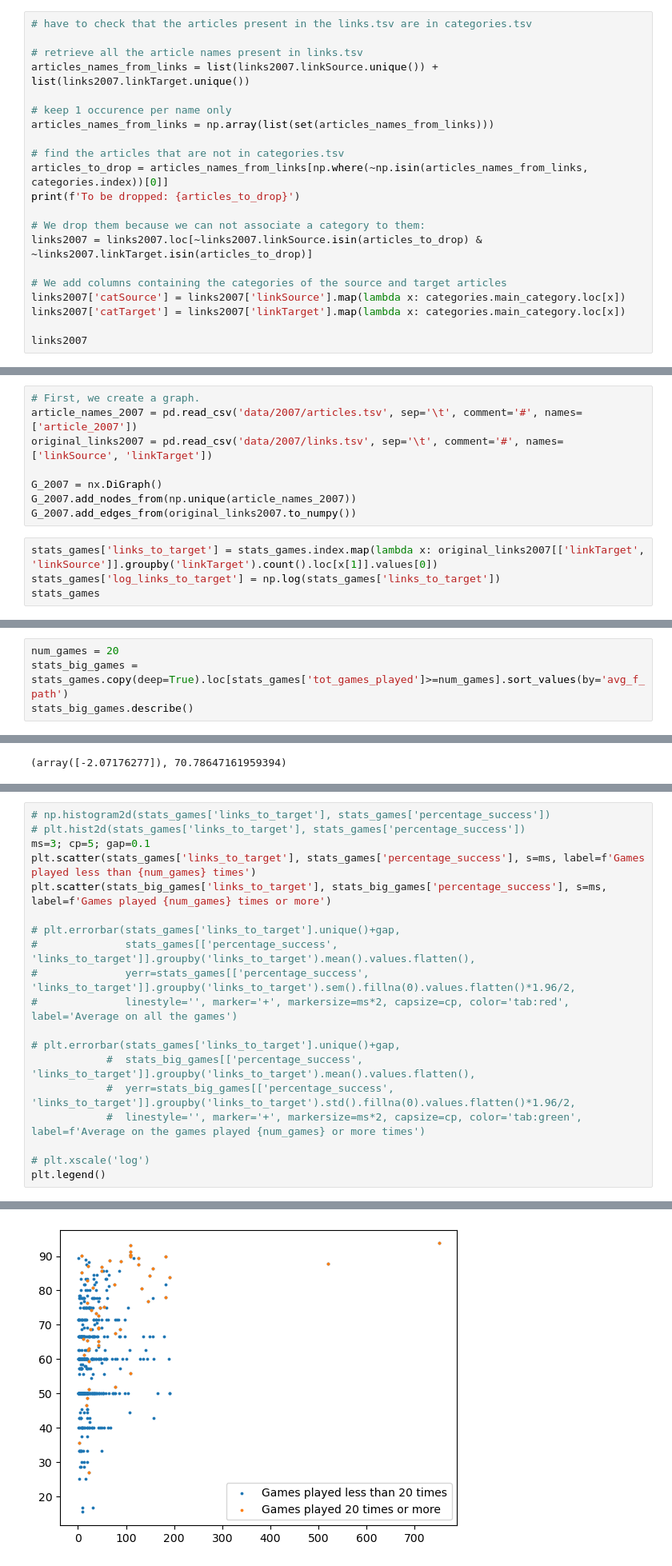
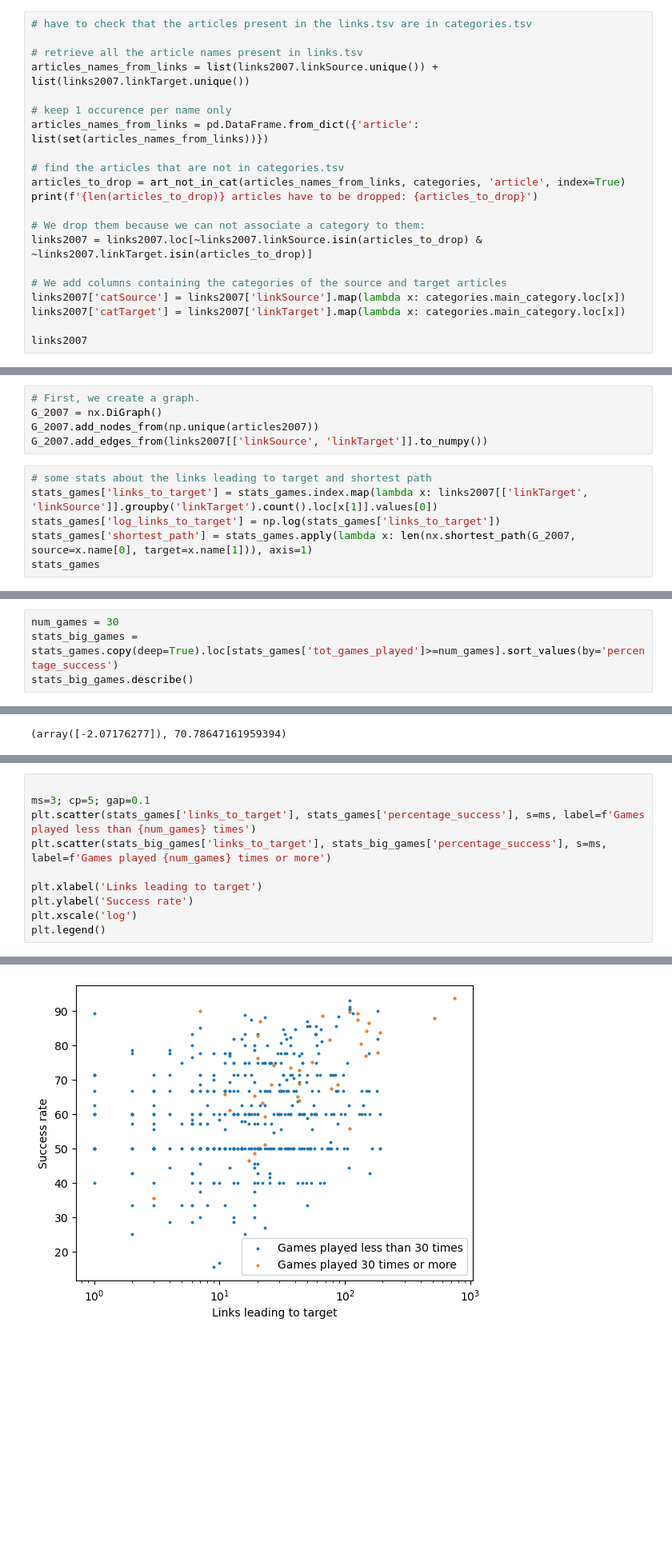
Before and after one commit to epfl-ada/ada-2024-project-outlier-1, a Jupyter notebook: part1_results.ipynb, the cells around one changed output, grey strips where cells are left out. Shown at 80% size. Saved outputs shown, nothing was run; the diff lists cells and outputs as text; blank space fills up the shorter version.

```diff
--- a/part1_results.ipynb
+++ b/part1_results.ipynb
@@ -162,11 +168,11 @@ Now each article has only one category assigned. We can now work with the catego
 articles_names_from_links = list(links2007.linkSource.unique()) + list(links2007.linkTarget.unique())
 
 # keep 1 occurence per name only
-articles_names_from_links = np.array(list(set(articles_names_from_links)))
+articles_names_from_links = pd.DataFrame.from_dict({'article': list(set(articles_names_from_links))})
 
 # find the articles that are not in categories.tsv
-articles_to_drop = articles_names_from_links[np.where(~np.isin(articles_names_from_links, categories.index))[0]]
-print(f'To be dropped: {articles_to_drop}')
+articles_to_drop = art_not_in_cat(articles_names_from_links, categories, 'article', index=True)
+print(f'{len(articles_to_drop)} articles have to be dropped: {articles_to_drop}')
 
 # We drop them because we can not associate a category to them:
 links2007 = links2007.loc[~links2007.linkSource.isin(articles_to_drop) & ~links2007.linkTarget.isin(articles_to_drop)]
@@ -404,13 +420,12 @@ Let's look at the shortest path and the success percentage of games to determine
 # %%
 # First, we create a graph.
-article_names_2007 = pd.read_csv('data/2007/articles.tsv', sep='\t', comment='#', names=['article_2007'])
-original_links2007 = pd.read_csv('data/2007/links.tsv', sep='\t', comment='#', names=['linkSource', 'linkTarget'])
-
 G_2007 = nx.DiGraph()
-G_2007.add_nodes_from(np.unique(article_names_2007))
-G_2007.add_edges_from(original_links2007.to_numpy())
+G_2007.add_nodes_from(np.unique(articles2007))
+G_2007.add_edges_from(links2007[['linkSource', 'linkTarget']].to_numpy())
 # %%
-stats_games['links_to_target'] = stats_games.index.map(lambda x: original_links2007[['linkTarget', 'linkSource']].groupby('linkTarget').count().loc[x[1]].values[0])
+# some stats about the links leading to target and shortest path
+stats_games['links_to_target'] = stats_games.index.map(lambda x: links2007[['linkTarget', 'linkSource']].groupby('linkTarget').count().loc[x[1]].values[0])
 stats_games['log_links_to_target'] = np.log(stats_games['links_to_target'])
+stats_games['shortest_path'] = stats_games.apply(lambda x: len(nx.shortest_path(G_2007, source=x.name[0], target=x.name[1])), axis=1)
 stats_games
 # %% [output]
@@ -451,5 +448,5 @@ Let's analyze further these big games
 # %%
-num_games = 20
-stats_big_games = stats_games.copy(deep=True).loc[stats_games['tot_games_played']>=num_games].sort_values(by='avg_f_path')
+num_games = 30
+stats_big_games = stats_games.copy(deep=True).loc[stats_games['tot_games_played']>=num_games].sort_values(by='percentage_success')
 stats_big_games.describe()
 # %% [output]
@@ -552,22 +576,13 @@ Notes:
 # %%
-# np.histogram2d(stats_games['links_to_target'], stats_games['percentage_success'])
-# plt.hist2d(stats_games['links_to_target'], stats_games['percentage_success'])
+
 ms=3; cp=5; gap=0.1
 plt.scatter(stats_games['links_to_target'], stats_games['percentage_success'], s=ms, label=f'Games played less than {num_games} times')
 plt.scatter(stats_big_games['links_to_target'], stats_big_games['percentage_success'], s=ms, label=f'Games played {num_games} times or more')
 
-# plt.errorbar(stats_games['links_to_target'].unique()+gap,
-#              stats_games[['percentage_success', 'links_to_target']].groupby('links_to_target').mean().values.flatten(),
-#              yerr=stats_games[['percentage_success', 'links_to_target']].groupby('links_to_target').sem().fillna(0).values.flatten()*1.96/2,
-#              linestyle='', marker='+', markersize=ms*2, capsize=cp, color='tab:red', label='Average on all the games')
-
-# plt.errorbar(stats_games['links_to_target'].unique()+gap,
-            #  stats_big_games[['percentage_success', 'links_to_target']].groupby('links_to_target').mean().values.flatten(),
-            #  yerr=stats_big_games[['percentage_success', 'links_to_target']].groupby('links_to_target').std().fillna(0).values.flatten()*1.96/2,
-            #  linestyle='', marker='+', markersize=ms*2, capsize=cp, color='tab:green', label=f'Average on the games played {num_games} or more times')
-
-# plt.xscale('log')
+plt.xlabel('Links leading to target')
+plt.ylabel('Success rate')
+plt.xscale('log')
 plt.legend()
 # %% [output]
 <matplotlib.legend.Legend at 0x...>
-[figure, old version]
+[figure, new version]
```
Also changed, not shown: parts of 36 cells of this notebook, 3 other files.
